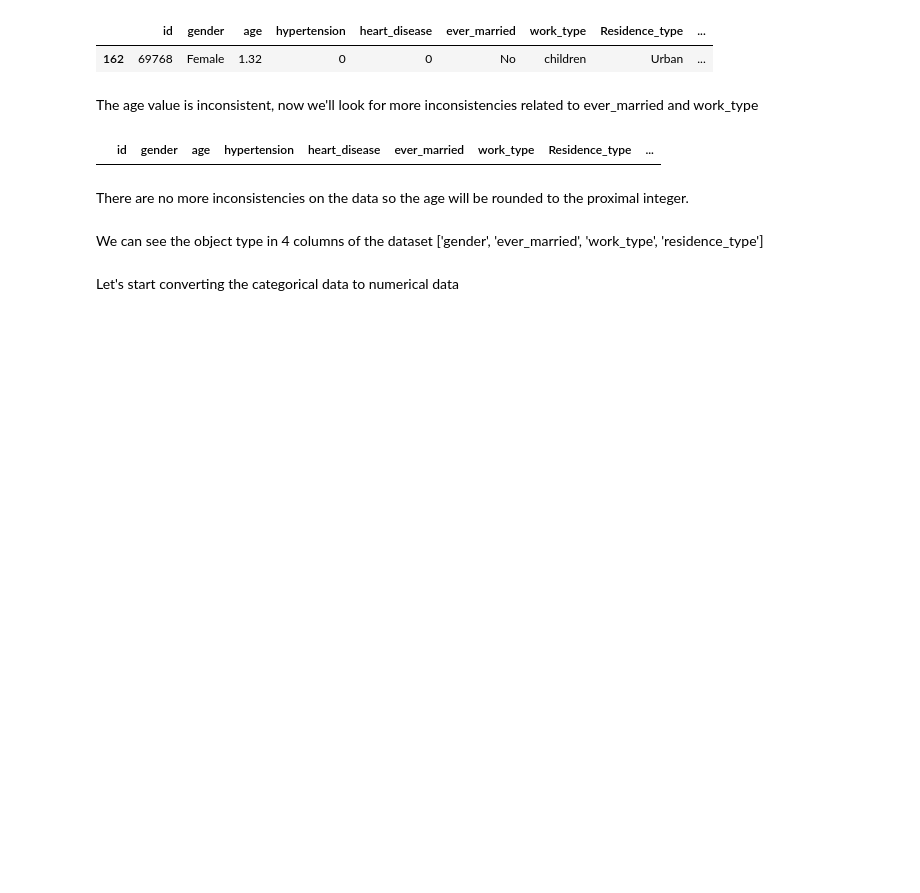
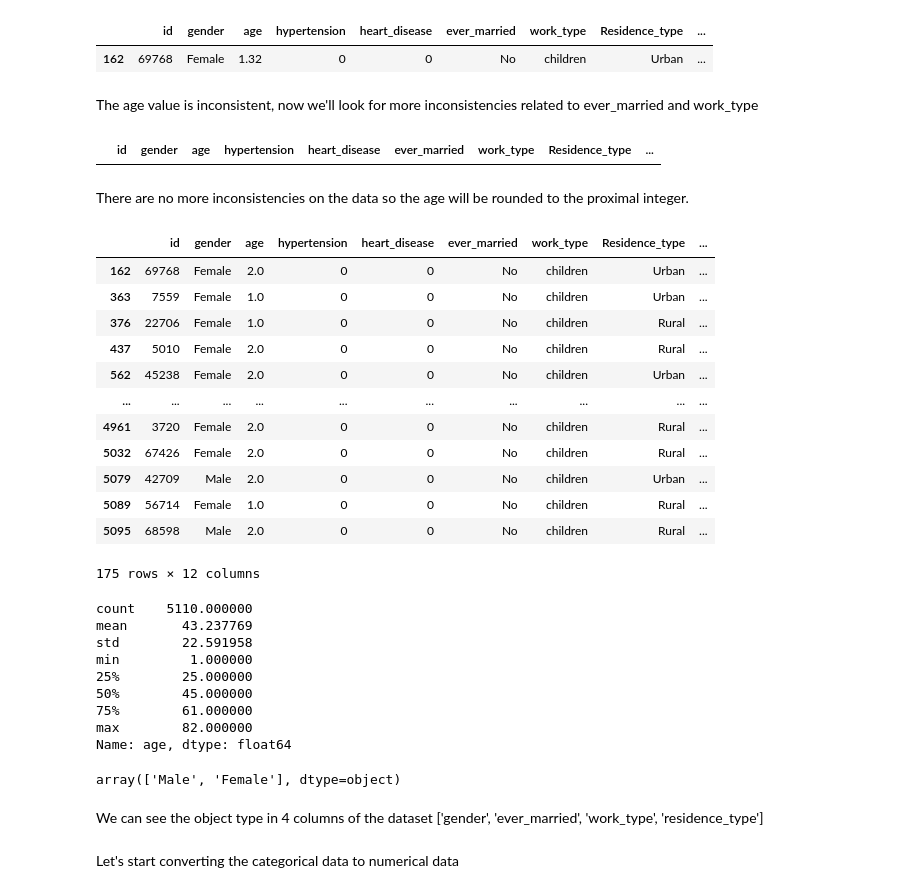
Before and after one commit to dandrue/StrokePrediction, a Jupyter notebook: StrokePredictionNotebook.ipynb, the cells around one changed output. Saved outputs shown, nothing was run; the diff lists cells and outputs as text; code cells hidden in the pictures; blank space fills up the shorter version.

Commit message:
Handling with missing data

```diff
--- a/StrokePredictionNotebook.ipynb
+++ b/StrokePredictionNotebook.ipynb
@@ -137,6 +135,41 @@ display(stroke_df[(stroke_df['age']<=2) & ((stroke_df['ever_married']!='No') | (
 |  | id | gender | age | hypertension | heart_disease | ever_married | work_type | Residence_type | ... |
 # %% [markdown]
 There are no more inconsistencies on the data so the age will be rounded to the proximal integer.
+# %%
+stroke_df['age'] = stroke_df['age'].apply(np.ceil)
+display(stroke_df[stroke_df['age']<=2])
+display(stroke_df['age'].describe())
+# %% [output]
+|  | id | gender | age | hypertension | heart_disease | ever_married | work_type | Residence_type | ... |
+| 162 | 69768 | Female | 2.0 | 0 | 0 | No | children | Urban | ... |
+| 363 | 7559 | Female | 1.0 | 0 | 0 | No | children | Urban | ... |
+| 376 | 22706 | Female | 1.0 | 0 | 0 | No | children | Rural | ... |
+| 437 | 5010 | Female | 2.0 | 0 | 0 | No | children | Rural | ... |
+| 562 | 45238 | Female | 2.0 | 0 | 0 | No | children | Urban | ... |
+| ... | ... | ... | ... | ... | ... | ... | ... | ... | ... |
+| 4961 | 3720 | Female | 2.0 | 0 | 0 | No | children | Rural | ... |
+| 5032 | 67426 | Female | 2.0 | 0 | 0 | No | children | Rural | ... |
+| 5079 | 42709 | Male | 2.0 | 0 | 0 | No | children | Urban | ... |
+| 5089 | 56714 | Female | 1.0 | 0 | 0 | No | children | Rural | ... |
+| 5095 | 68598 | Male | 2.0 | 0 | 0 | No | children | Rural | ... |
+175 rows × 12 columns
+count    5110.000000
+mean       43.237769
+std        22.591958
+min         1.000000
+25%        25.000000
+50%        45.000000
+75%        61.000000
+max        82.000000
+Name: age, dtype: float64
+# %%
+from sklearn.impute import SimpleImputer
+imp = SimpleImputer(missing_values='Other', strategy='most_frequent')
+#imp.fit(stroke_df['gender'])
+stroke_df['gender'] = imp.fit_transform(stroke_df['gender'].values.reshape(-1,1))
+display(stroke_df['gender'].unique())
+# %% [output]
+array(['Male', 'Female'], dtype=object)
 # %% [markdown]
 We can see the object type in 4 columns of the dataset ['gender', 'ever_married', 'work_type', 'residence_type']
 # %% [markdown]
```
Also changed, not shown: parts of 4 cells of this notebook.
